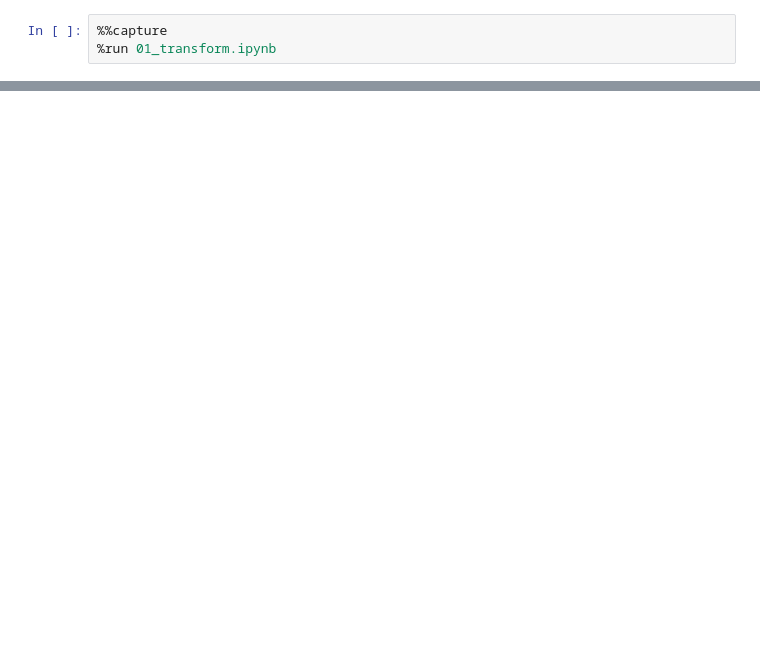
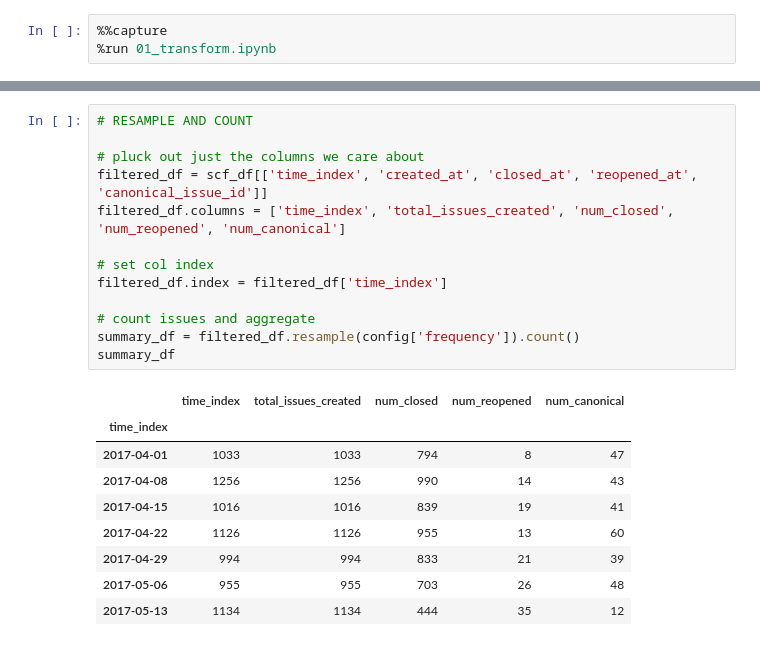
Before and after one commit to jmcbroom/etl, a Jupyter notebook: seeclickfix/02_analyze_series.ipynb, the cells around one changed output, grey strips where cells are left out. Drawn from its saved outputs; the diff is of its cells as text; blank space fills up the shorter version.

```diff
--- a/seeclickfix/02_analyze_series.ipynb
+++ b/seeclickfix/02_analyze_series.ipynb
@@ -12 +41,24 @@ config = {
+# %%
+# RESAMPLE AND COUNT
+
+# pluck out just the columns we care about
+filtered_df = scf_df[['time_index', 'created_at', 'closed_at', 'reopened_at', 'canonical_issue_id']]
+filtered_df.columns = ['time_index', 'total_issues_created', 'num_closed', 'num_reopened', 'num_canonical']
+
+# set col index
+filtered_df.index = filtered_df['time_index']
+
+# count issues and aggregate
+summary_df = filtered_df.resample(config['frequency']).count()
+summary_df
+# %% [output]
+|  | time_index | total_issues_created | num_closed | num_reopened | num_canonical |
+| time_index |  |  |  |  |  |
+| 2017-04-01 | 1033 | 1033 | 794 | 8 | 47 |
+| 2017-04-08 | 1256 | 1256 | 990 | 14 | 43 |
+| 2017-04-15 | 1016 | 1016 | 839 | 19 | 41 |
+| 2017-04-22 | 1126 | 1126 | 955 | 13 | 60 |
+| 2017-04-29 | 994 | 994 | 833 | 21 | 39 |
+| 2017-05-06 | 955 | 955 | 703 | 26 | 48 |
+| 2017-05-13 | 1134 | 1134 | 444 | 35 | 12 |
 # %%
```
Also changed, not shown: parts of 6 cells of this notebook, 2 other files.
